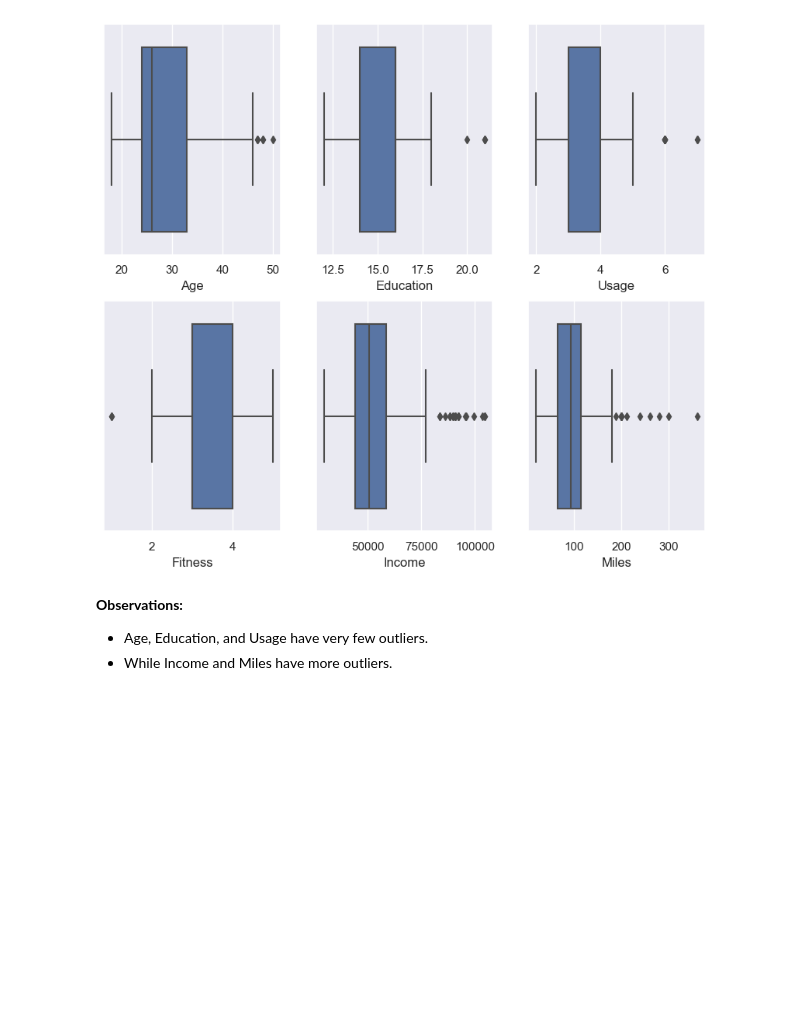
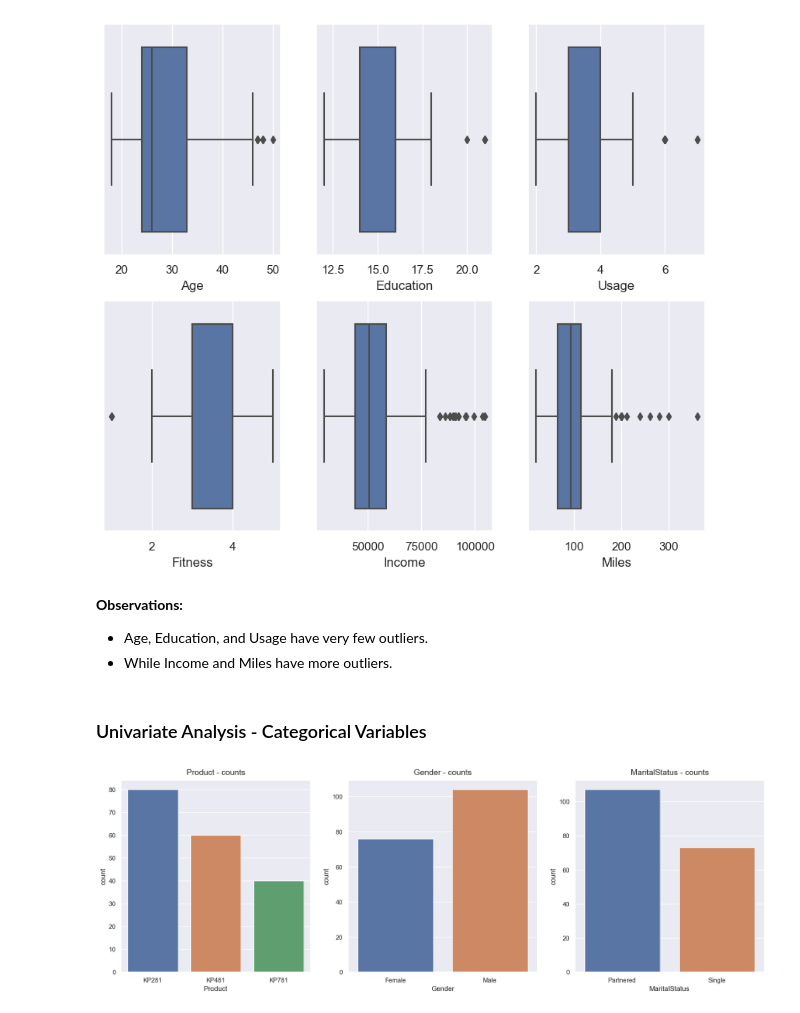
Before and after one commit to Senayitalazarb/Treadmill-buyer-profile-analysis, a Jupyter notebook: CustomerBehaviourAnalysis.ipynb, the cells around one changed output. Cells and saved outputs as stored; diff of their text form; code cells hidden in the pictures; blank space fills up the shorter version.

Commit message:
categorical analysis-univariate

```diff
--- a/CustomerBehaviourAnalysis.ipynb
+++ b/CustomerBehaviourAnalysis.ipynb
@@ -226,3 +226,18 @@ plt.show()
 
 - Age, Education, and Usage have very few outliers.
 - While Income and Miles have more outliers.
+# %% [markdown]
+### Univariate Analysis - Categorical Variables
+# %%
+## Count plot
+fig, axs = plt.subplots(nrows=1, ncols=3, figsize=(20, 6))
+sns.countplot(data=df, x='Product', ax=axs[0])
+sns.countplot(data=df, x='Gender', ax=axs[1])
+sns.countplot(data=df, x='MaritalStatus', ax=axs[2])
+
+axs[0].set_title("Product - counts", pad=10, fontsize=14)
+axs[1].set_title("Gender - counts", pad=10, fontsize=14)
+axs[2].set_title("MaritalStatus - counts", pad=10, fontsize=14)
+plt.show()
+# %% [output]
+[figure, added]
```
